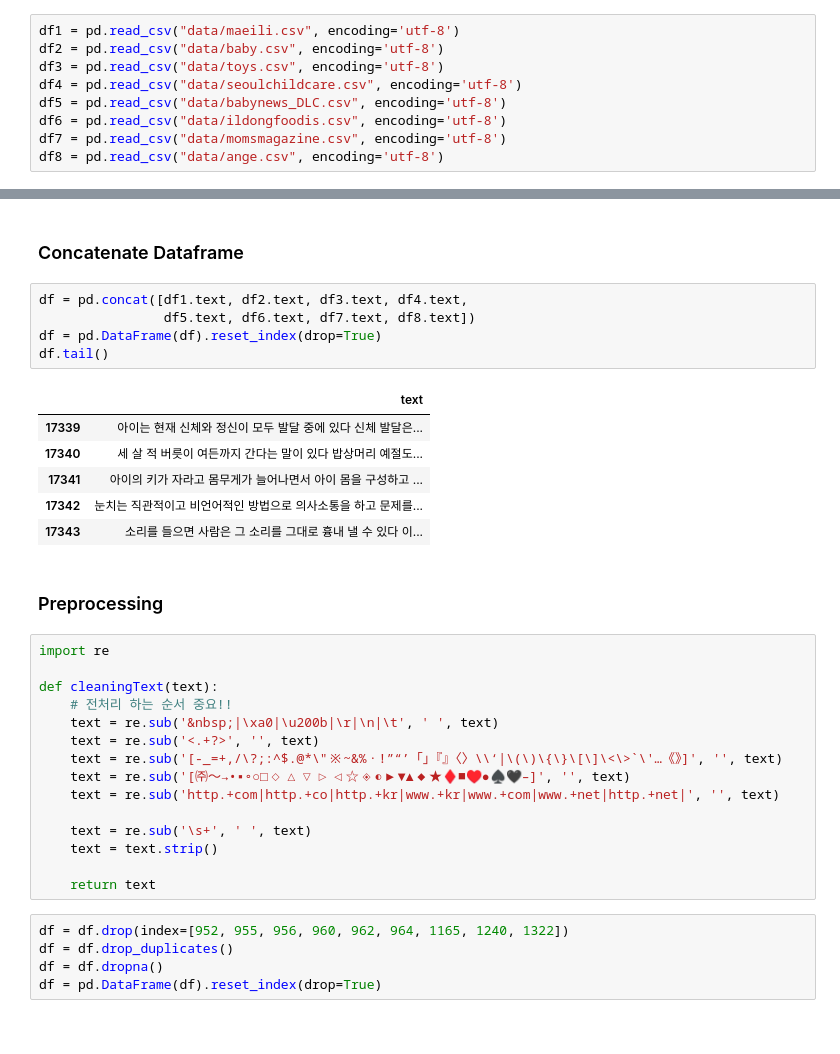
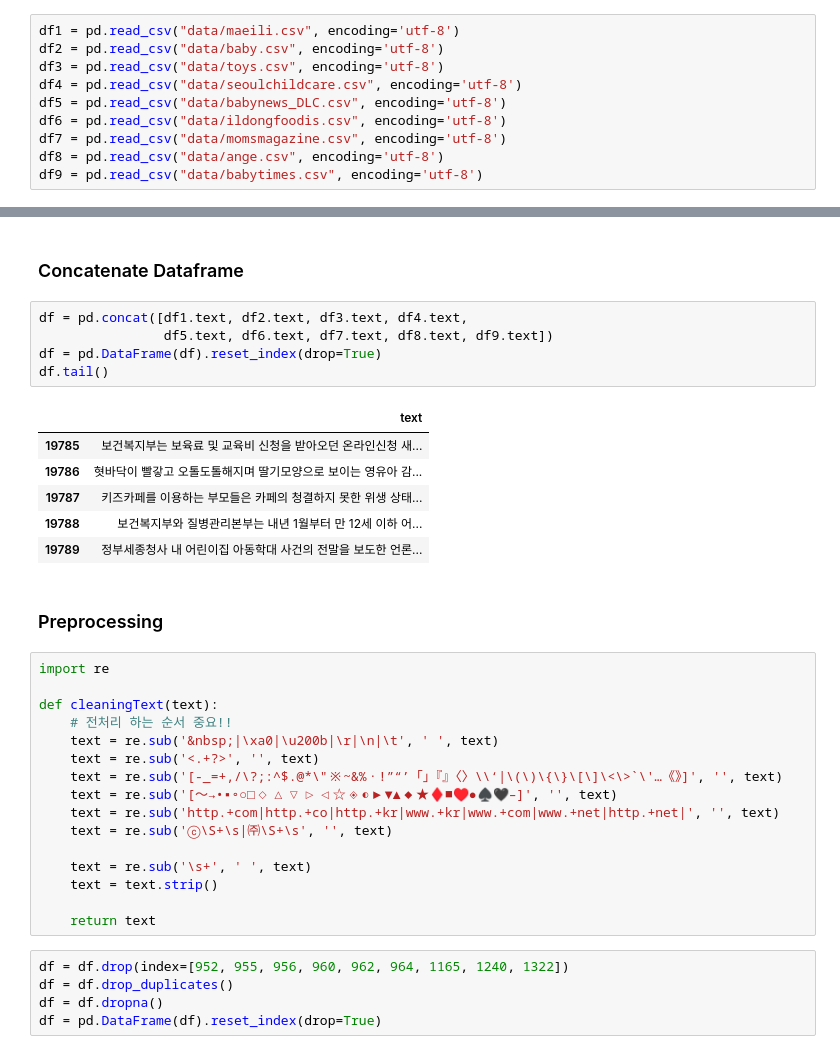
Before and after one commit to catching-space/works, a Jupyter notebook: word2vec.ipynb, the cells around one changed output, grey strips where cells are left out. Drawn from its saved outputs; the diff is of its cells as text.

Commit message:
Upgrade the model by adding data

```diff
--- a/word2vec.ipynb
+++ b/word2vec.ipynb
@@ -22,6 +22,7 @@ df5 = pd.read_csv("data/babynews_DLC.csv", encoding='utf-8')
 df6 = pd.read_csv("data/ildongfoodis.csv", encoding='utf-8')
 df7 = pd.read_csv("data/momsmagazine.csv", encoding='utf-8')
 df8 = pd.read_csv("data/ange.csv", encoding='utf-8')
+df9 = pd.read_csv("data/babytimes.csv", encoding='utf-8')
 # %% [markdown]
 #### maeili(매일아이)
 # %%
@@ -114,16 +126,16 @@ df8.tail()
 ### Concatenate Dataframe
 # %%
 df = pd.concat([df1.text, df2.text, df3.text, df4.text,
-                df5.text, df6.text, df7.text, df8.text])
+                df5.text, df6.text, df7.text, df8.text, df9.text])
 df = pd.DataFrame(df).reset_index(drop=True)
 df.tail()
 # %% [output]
 |  | text |
-| 17339 | 아이는 현재 신체와 정신이 모두 발달 중에 있다 신체 발달은... |
-| 17340 | 세 살 적 버릇이 여든까지 간다는 말이 있다 밥상머리 예절도... |
-| 17341 | 아이의 키가 자라고 몸무게가 늘어나면서 아이 몸을 구성하고 ... |
-| 17342 | 눈치는 직관적이고 비언어적인 방법으로 의사소통을 하고 문제를... |
-| 17343 | 소리를 들으면 사람은 그 소리를 그대로 흉내 낼 수 있다 이... |
+| 19785 | 보건복지부는 보육료 및 교육비 신청을 받아오던 온라인신청 새... |
+| 19786 | 혓바닥이 빨갛고 오톨도톨해지며 딸기모양으로 보이는 영유아 감... |
+| 19787 | 키즈카페를 이용하는 부모들은 카페의 청결하지 못한 위생 상태... |
+| 19788 | 보건복지부와 질병관리본부는 내년 1월부터 만 12세 이하 어... |
+| 19789 | 정부세종청사 내 어린이집 아동학대 사건의 전말을 보도한 언론... |
 # %% [markdown]
 ### Preprocessing
 # %%
@@ -134,8 +146,9 @@ def cleaningText(text):
     text = re.sub('&nbsp;|\xa0|\u200b|\r|\n|\t', ' ', text)
     text = re.sub('<.+?>', '', text)
     text = re.sub('[-_=+,/\?;:^$.@*\"※~&%ㆍ!”“’「」『』〈〉\\‘|\(\)\{\}\[\]\<\>`\'…《》]', '', text)
-    text = re.sub('[㈜～→•▪∘○□◇△▽▷◁☆◈◐▶▼▲◆★♦■♥️●♠🖤–]', '', text)
+    text = re.sub('[～→•▪∘○□◇△▽▷◁☆◈◐▶▼▲◆★♦■♥️●♠🖤–]', '', text)
     text = re.sub('http.+com|http.+co|http.+kr|www.+kr|www.+com|www.+net|http.+net|', '', text)
+    text = re.sub('ⓒ\S+\s|㈜\S+\s', '', text)
 
     text = re.sub('\s+', ' ', text)
     text = text.strip()
```
Also changed, not shown: parts of 40 cells of this notebook.
